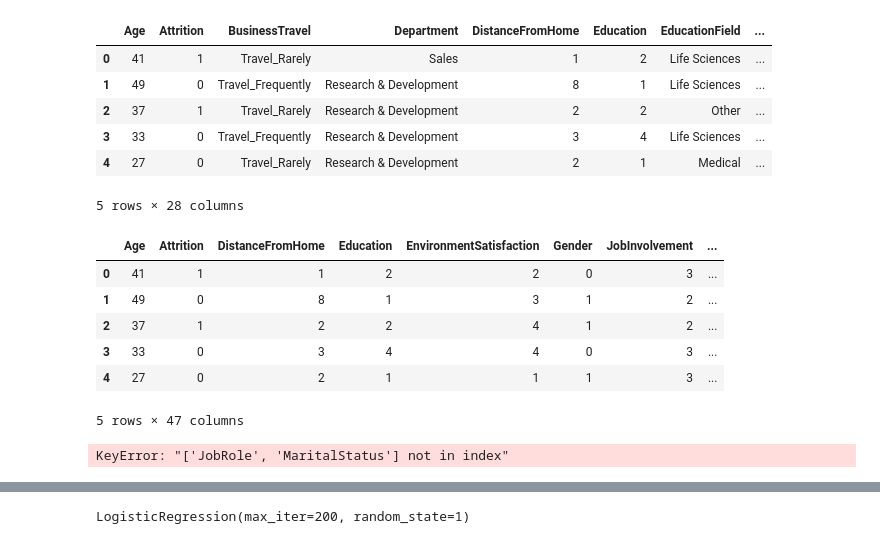
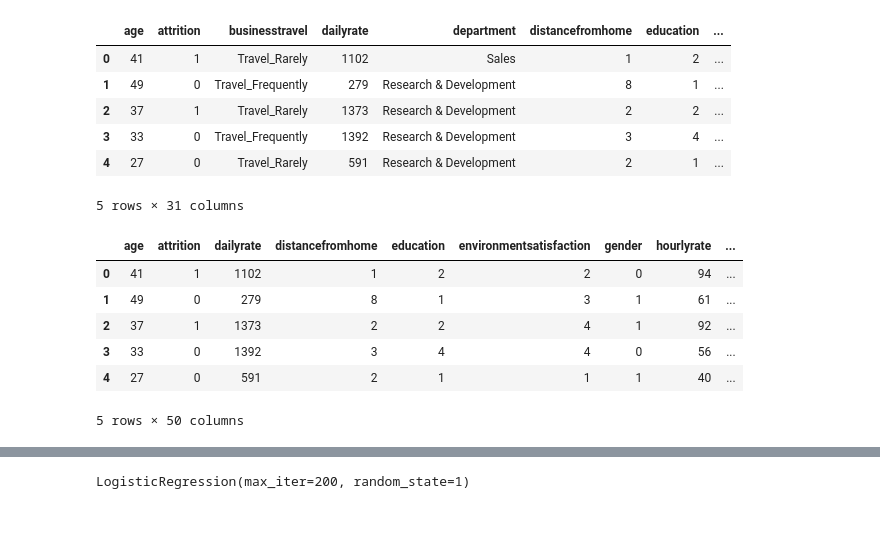
Before and after one commit to ddaniel2024/Project-4, a Jupyter notebook: attrition_analysis.ipynb, the cells around one changed output, grey strips where cells are left out. Drawn from its saved outputs; the diff is of its cells as text; code cells hidden in the pictures.

```diff
--- a/attrition_analysis.ipynb
+++ b/attrition_analysis.ipynb
@@ -21,7 +21,7 @@ conn = psycopg2.connect(database="project_4",
 )
 
 # Import and read the employee_attrition.csv from SQL
-attrition_df = pd.read_sql_query('''SELECT * from attrition WHERE age = 41''', conn)
+attrition_df = pd.read_sql_query('''SELECT * from attrition''', conn)
 
 # Close the connection
 conn.close()
@@ -79,42 +82,40 @@ def encode_column(column):
         return 0
 # %%
 # Apply custom function to columns with binary data
-attrition_df["Attrition"] = attrition_df["Attrition"].apply(encode_column)
-attrition_df["Gender"] = attrition_df["Gender"].apply(encode_column)
-attrition_df["OverTime"] = attrition_df["OverTime"].apply(encode_column)
+attrition_df["attrition"] = attrition_df["attrition"].apply(encode_column)
+attrition_df["gender"] = attrition_df["gender"].apply(encode_column)
+attrition_df["overtime"] = attrition_df["overtime"].apply(encode_column)
 attrition_df.head()
 # %% [output]
-|  | Age | Attrition | BusinessTravel | Department | DistanceFromHome | Education | EducationField | ... |
-| 0 | 41 | 1 | Travel_Rarely | Sales | 1 | 2 | Life Sciences | ... |
-| 1 | 49 | 0 | Travel_Frequently | Research & Development | 8 | 1 | Life Sciences | ... |
-| 2 | 37 | 1 | Travel_Rarely | Research & Development | 2 | 2 | Other | ... |
-| 3 | 33 | 0 | Travel_Frequently | Research & Development | 3 | 4 | Life Sciences | ... |
-| 4 | 27 | 0 | Travel_Rarely | Research & Development | 2 | 1 | Medical | ... |
+|  | age | attrition | businesstravel | dailyrate | department | distancefromhome | education | ... |
+| 0 | 41 | 1 | Travel_Rarely | 1102 | Sales | 1 | 2 | ... |
+| 1 | 49 | 0 | Travel_Frequently | 279 | Research & Development | 8 | 1 | ... |
+| 2 | 37 | 1 | Travel_Rarely | 1373 | Research & Development | 2 | 2 | ... |
+| 3 | 33 | 0 | Travel_Frequently | 1392 | Research & Development | 3 | 4 | ... |
+| 4 | 27 | 0 | Travel_Rarely | 591 | Research & Development | 2 | 1 | ... |
-5 rows × 28 columns
+5 rows × 31 columns
 # %%
 # Convert categorical data to numeric with `pd.get_dummies`
-converted_df = pd.get_dummies(attrition_df, columns=["BusinessTravel", "Department", "EducationField", "JobRole", "MaritalStatus"], dtype="int")
+converted_df = pd.get_dummies(attrition_df, columns=["businesstravel", "department", "educationfield", "jobrole", "maritalstatus"], dtype="int")
 converted_df.head()
 # %% [output]
-|  | Age | Attrition | DistanceFromHome | Education | EnvironmentSatisfaction | Gender | JobInvolvement | ... |
-| 0 | 41 | 1 | 1 | 2 | 2 | 0 | 3 | ... |
-| 1 | 49 | 0 | 8 | 1 | 3 | 1 | 2 | ... |
-| 2 | 37 | 1 | 2 | 2 | 4 | 1 | 2 | ... |
-| 3 | 33 | 0 | 3 | 4 | 4 | 0 | 3 | ... |
-| 4 | 27 | 0 | 2 | 1 | 1 | 1 | 3 | ... |
+|  | age | attrition | dailyrate | distancefromhome | education | environmentsatisfaction | gender | hourlyrate | ... |
+| 0 | 41 | 1 | 1102 | 1 | 2 | 2 | 0 | 94 | ... |
+| 1 | 49 | 0 | 279 | 8 | 1 | 3 | 1 | 61 | ... |
+| 2 | 37 | 1 | 1373 | 2 | 2 | 4 | 1 | 92 | ... |
+| 3 | 33 | 0 | 1392 | 3 | 4 | 4 | 0 | 56 | ... |
+| 4 | 27 | 0 | 591 | 2 | 1 | 1 | 1 | 40 | ... |
-5 rows × 47 columns
+5 rows × 50 columns
 # %%
 # Split our preprocessed data into our features and target arrays
-y = converted_df["Attrition"]
-X = converted_df.drop(columns=["Attrition", "Age", "MonthlyIncome", "Education", "PercentSalaryHike"])
+y = converted_df["attrition"]
+X = converted_df.drop(columns=["attrition"])
 
 # Split the preprocessed data into a training and testing dataset
 X_train, X_test, y_train, y_test = train_test_split(X,
                                                     y,
                                                     random_state=1,
                                                     stratify=y)
-# %% [output]
-KeyError: "['JobRole', 'MaritalStatus'] not in index"
 # %%
 # Review targets
 pd.DataFrame(y).head()
```
Also changed, not shown: parts of 14 cells of this notebook, 2 other files.
